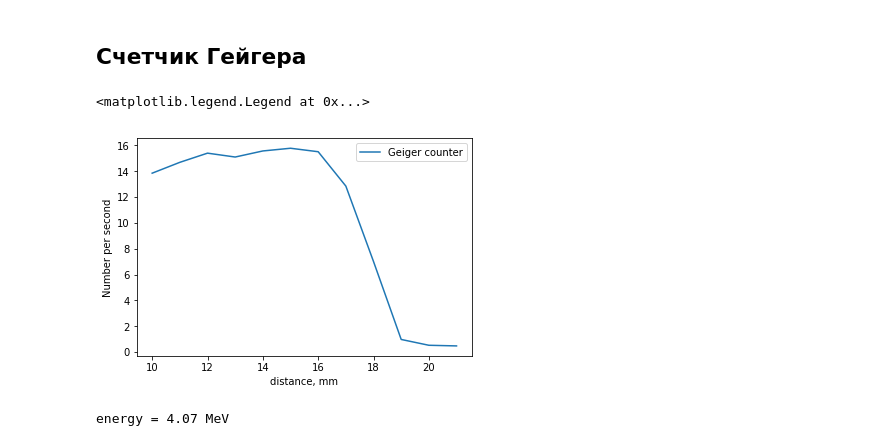
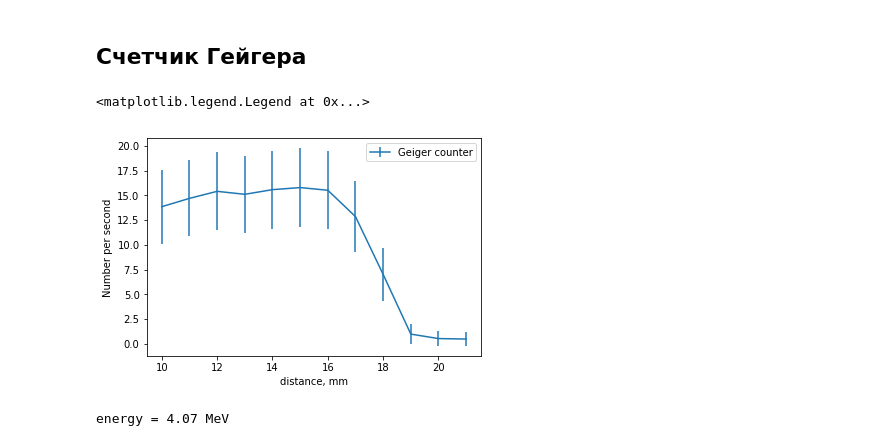
Before and after one commit to RobertVoropaev/QuantumPhysics, a Jupyter notebook: 4.1/4.1.ipynb, the cells around one changed output. Drawn from its saved outputs; the diff is of its cells as text; code cells hidden in the pictures.

```diff
--- a/4.1/4.1.ipynb
+++ b/4.1/4.1.ipynb
@@ -16,15 +16,16 @@ def line(x, k, c):
 # %%
 data = pd.read_csv('geiger.csv', sep = ',', encoding = 'latin1')
 x = data.distance
 y = data.counts
-plt.plot(x, y, label = 'Geiger counter')
+plt.errorbar(x, y,yerr=y**0.5, label = 'Geiger counter')
+
 
 plt.ylabel('Number per second')
 plt.xlabel('distance, mm')
 plt.legend()
 # %% [output]
 <matplotlib.legend.Legend at 0x...>
-[figure, old version]
+[figure, new version]
 # %%
 x1 = x[7:10]
 y1 = y[7:10]
```
Also changed, not shown: parts of 2 cells of this notebook, 2 other files.
